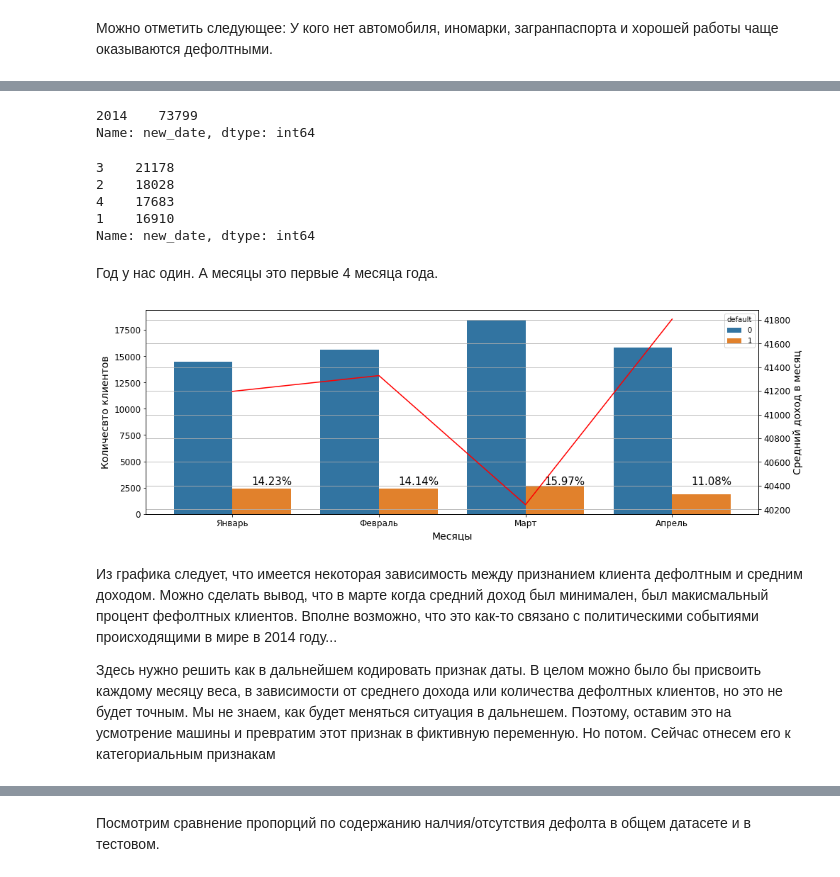
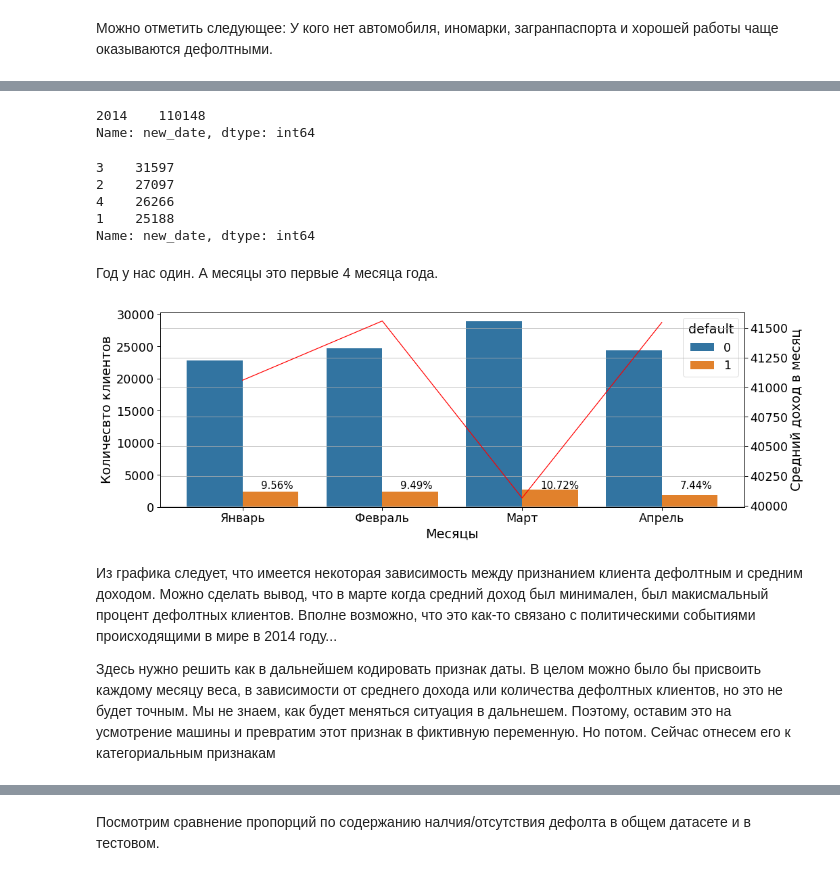
Before and after one commit to BasilPDS/CoursSF_L, a Jupyter notebook: module_5/module_5.ipynb, the cells around one changed output, grey strips where cells are left out. Drawn from its saved outputs; the diff is of its cells as text; code cells hidden in the pictures.

```diff
--- a/module_5/module_5.ipynb
+++ b/module_5/module_5.ipynb
@@ -527,62 +785,28 @@ print_bin_attr(train)
 # %%
 # конвертируем в тип datetime
-train['new_date'] = pd.to_datetime(train['app_date'])
+df['new_date'] = pd.to_datetime(df['app_date'])
 # посмотрим года
-display(train['new_date'].dt.year.value_counts())
+display(df['new_date'].dt.year.value_counts())
 # посмотрим месяцы
-display(train['new_date'].dt.month.value_counts())
+display(df['new_date'].dt.month.value_counts())
 # %% [output]
-2014    73799
+2014    110148
 Name: new_date, dtype: int64
-3    21178
-2    18028
-4    17683
-1    16910
+3    31597
+2    27097
+4    26266
+1    25188
 Name: new_date, dtype: int64
 # %% [markdown]
 Год у нас один. А месяцы это первые 4 месяца года.
 # %%
-train['new_date'] = train['new_date'].dt.month
+df['new_date'] = df['new_date'].dt.month
-# %%
-def print_def_per_income(DateFrame):
-    '''
-
-    '''
-    def def_per_month(d):
-        dop_1 = train['new_date'].value_counts().sort_index()
-        for i in range(1,5):
-            new_d = round((d/dop_1[i])*100,2)
-            return new_d
-    dop_2 = train.groupby(by = 'new_date')['default'].agg('sum').reset_index()
-    dop_2['def_per'] = dop_2['default'].apply(def_per_month)
-
-    mean_in = train.groupby(by = 'new_date')['income'].agg('mean').reset_index()
-    mean_in['new_date'] = mean_in['new_date'].apply(lambda x: {1:'Январь', 2:'Февраль', 3:'Март', 4:'Апрель'}[x])
-    mean_in
-
-    fig = plt.figure()
-    axes = fig.add_axes([0, 0, 2, 1])
-    sns.countplot(data=train, hue='default', x='new_date', ax=axes)
-    a = 0.13
-    for i in range(4):
-
-        plt.text(a, 2800., '{}%'.format(dop_2['def_per'].loc[i]), fontsize=15)
-        a += 1
-
-
-    axes2 = axes.twinx()
-
-    axes2.plot(mean_in['new_date'], mean_in['income'], color = 'red', label='Средняя прибыль')
-    axes2.grid(axis = 'y')
-    axes.set_ylabel('Количесвто клиентов')
-    axes.set_xlabel('Месяцы')
-    axes2.set_ylabel('Средний доход в месяц');
 # %%
-print_def_per_income(train)
+print_def_per_income(df)
 # %% [output]
-[figure, old version]
+[figure, new version]
 # %% [markdown]
-Из графика следует, что имеется некоторая зависимость между признанием клиента дефолтным и средним доходом. Можно сделать вывод, что в марте когда средний доход был минимален, был макисмальный процент фефолтных клиентов. Вполне возможно, что это
+Из графика следует, что имеется некоторая зависимость между признанием клиента дефолтным и средним доходом. Можно сделать вывод, что в марте когда средний доход был минимален, был макисмальный процент дефолтных клиентов. Вполне возможно, что это
 как-то связано с политическими событиями происходящими в мире в 2014 году...
 
 Здесь нужно решить как в дальнейшем кодировать признак даты. В целом можно было бы присвоить каждому месяцу веса, в зависимости от среднего дохода или количества дефолтных клиентов, но это не будет точным. Мы не знаем, как будет меняться ситуация в дальнешем. Поэтому, оставим это на усмотрение машины и превратим этот признак в фиктивную переменную.
```
Also changed, not shown: parts of 416 cells of this notebook.
